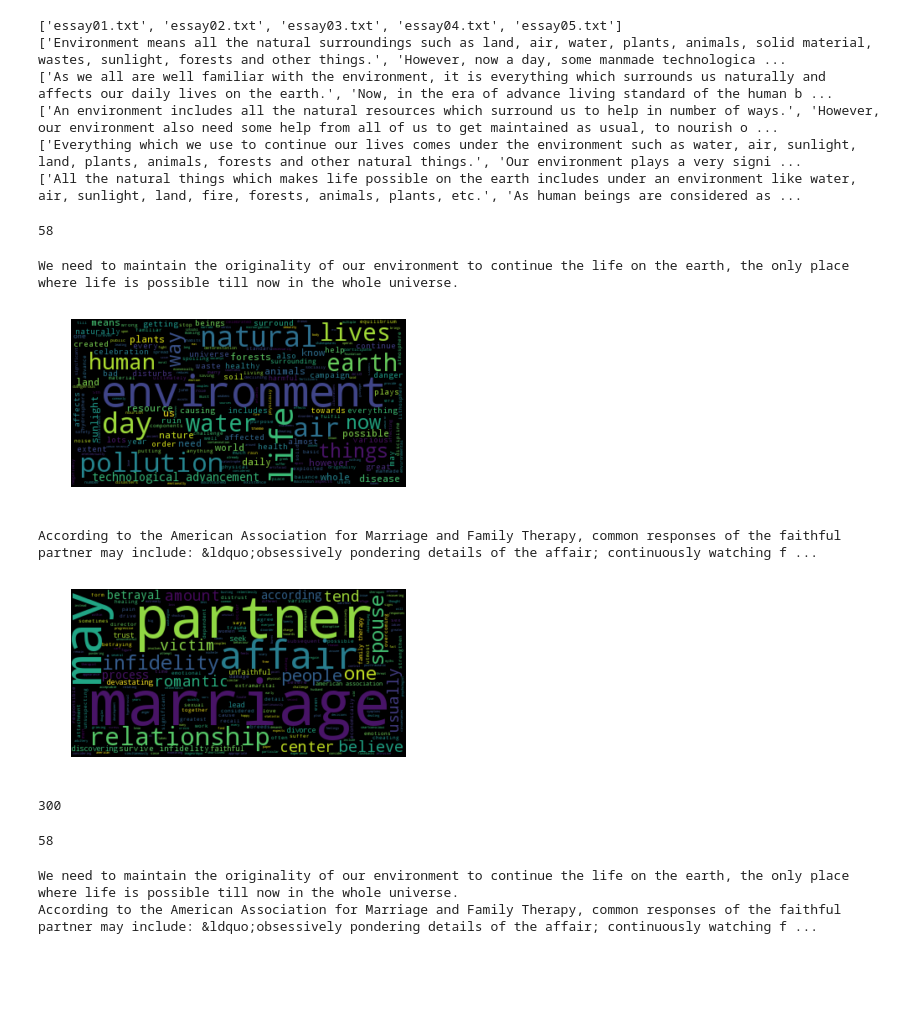
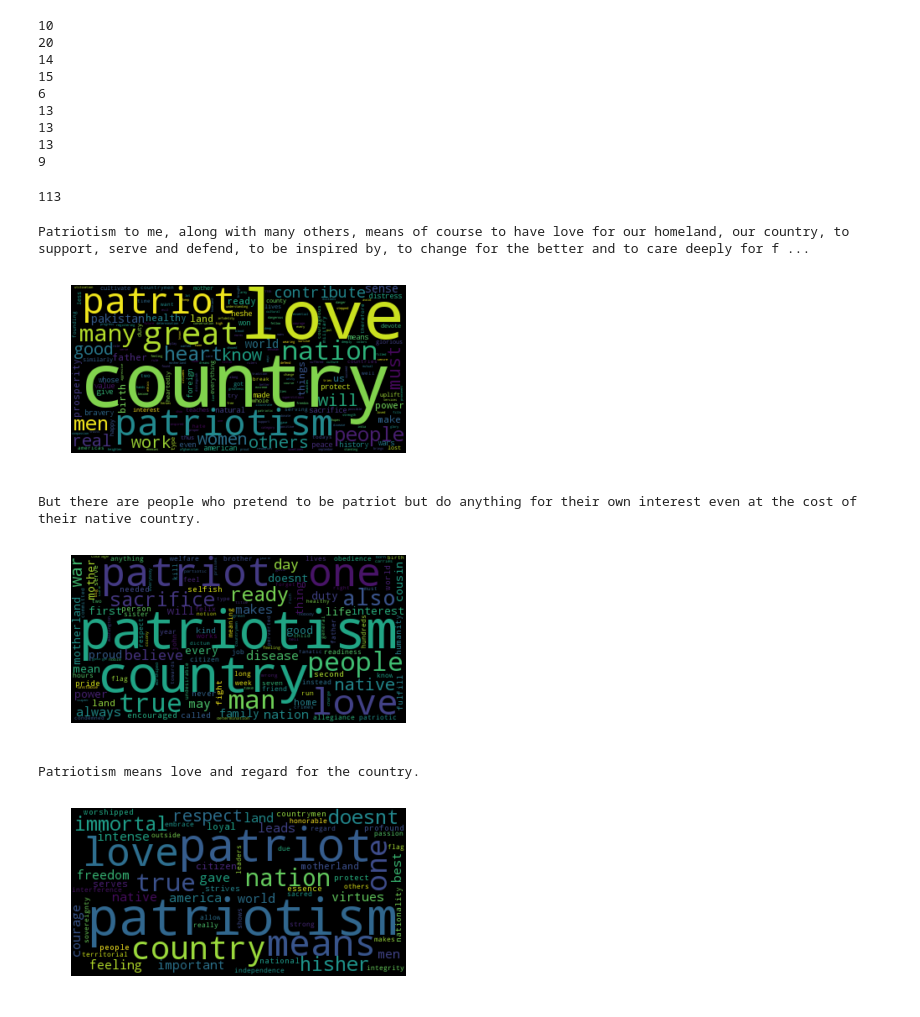
Before and after one commit to BelowzeroA/ComposeUniversity, a Jupyter notebook: DA.ipynb, the cells around one changed output. Cells and saved outputs as stored; diff of their text form; code cells hidden in the pictures; blank space fills up the shorter version.

```diff
--- a/DA.ipynb
+++ b/DA.ipynb
@@ -31,21 +31,24 @@ model = gensim.models.KeyedVectors.load_word2vec_format('./GoogleNews-vectors-ne
 # -*- coding: utf-8 -*-
 from summarization import Summarizer
 
-summarizer = Summarizer("sample6")
+summarizer = Summarizer("sample3")
 sums = summarizer.summarize_all()
 
 files = summarizer.files
-print(files)
+#print(files)
 
 for sum in sums:
-    print(sum, len(sum))
+    print(len(sum))
 # %% [output]
-['essay01.txt', 'essay02.txt', 'essay03.txt', 'essay04.txt', 'essay05.txt']
-['Environment means all the natural surroundings such as land, air, water, plants, animals, solid material, wastes, sunlight, forests and other things.', 'However, now a day, some manmade technologica ...
-['As we all are well familiar with the environment, it is everything which surrounds us naturally and affects our daily lives on the earth.', 'Now, in the era of advance living standard of the human b ...
-['An environment includes all the natural resources which surround us to help in number of ways.', 'However, our environment also need some help from all of us to get maintained as usual, to nourish o ...
-['Everything which we use to continue our lives comes under the environment such as water, air, sunlight, land, plants, animals, forests and other natural things.', 'Our environment plays a very signi ...
-['All the natural things which makes life possible on the earth includes under an environment like water, air, sunlight, land, fire, forests, animals, plants, etc.', 'As human beings are considered as ...
+10
+20
+14
+15
+6
+13
+13
+13
+9
 # %%
 corpus = []
 d = dict()
@@ -59,7 +62,7 @@ for sum in sums:
 
 len(corpus)
 # %% [output]
-58
+113
 # %%
 # sentence_obama = 'Obama speaks to the media in Illinois'.lower().split()
 # sentence_president = 'The president greets the press in Chicago'.lower().split()
@@ -107,9 +110,9 @@ data = np.array(data)
 [0, 0, 0, 0, 2, 2, 2, 0, 2, 0, 0, 0, 2, 2, 2, 2, 2, 2, 2, 2, 1, 0, 1, 2, 0, 1, 2, 0, 0, 0, 2, 0, 0, 0, 2, 0, 1, 1, 1, 1, 1, 1, 2, 0]
 [1, 1, 1, 1, 0, 2, 2, 1, 1, 1, 1, 2, 2, 2, 2, 2, 0, 0, 2, 1, 0, 1, 0, 0, 0, 0, 2, 0, 0, 0, 0, 1, 0, 0, 2, 0, 0, 0, 1, 0, 0, 0, 0, 0]
 # %%
-NUM_CLUSTERS = 2
+NUM_CLUSTERS = 3
 
-kclusterer = KMeansClusterer(NUM_CLUSTERS, distance=euclidean_distance, repeats=125) #euclidean_distance #cosine_distance
+kclusterer = KMeansClusterer(NUM_CLUSTERS, distance=euclidean_distance, repeats=100) #euclidean_distance #cosine_distance
 assigned_clusters = kclusterer.cluster(data, assign_clusters=True)
 #print(kclusterer.means())
 
@@ -117,56 +120,37 @@ import re
 from collections import Counter
 for j in range(NUM_CLUSTERS):
     cluster = [corpus[i] for i in range(len(corpus)) if assigned_clusters[i]==j]
 
     text = []
     for i in range(len(cluster)):
         sentense = str(cluster[i]).lower().split(" ")
         for word in sentense:
             text.append(re.sub(r'[^\w\s]','',str(word)))
     cnt = Counter(text)
     f = open("cluster_"+str(j)+".txt", 'w')
     for item in text:
         f.write("%s\n" % item)
     f.close()
 
     text = open("cluster_"+str(j)+".txt").read()
     wordcloud = WordCloud().generate(text)
 
     plt.imshow(wordcloud, interpolation='bilinear')
     plt.axis("off")
     m = 100
     l = 0
     for k in range(len(data)):
         t = euclidean_distance(data[k], kclusterer.means()[j])
         if t<m:
             m=t
             l=k
     print(corpus[l])
     plt.show()
 # %% [output]
-We need to maintain the originality of our environment to continue the life on the earth, the only place where life is possible till now in the whole universe.
+Patriotism to me, along with many others, means of course to have love for our homeland, our country, to support, serve and defend, to be inspired by, to change for the better and to care deeply for f ...
-[figure, old version]
+[figure, new version]
-According to the American Association for Marriage and Family Therapy, common responses of the faithful partner may include: &ldquo;obsessively pondering details of the affair; continuously watching f ...
+But there are people who pretend to be patriot but do anything for their own interest even at the cost of their native country.
-[figure, old version]
+[figure, new version]
+Patriotism means love and regard for the country.
+[figure, added]
-# %%
-len(kclusterer.means()[0])
-# %% [output]
-300
-# %%
-len(data)
-# %% [output]
-58
-# %%
-for j in range(NUM_CLUSTERS):
-    m = 100
-    i = 0
-    for k in range(len(data)):
-        t = euclidean_distance(data[k], kclusterer.means()[j])
-        if t<m:
-            m=t
-            i=k
-    print(corpus[i])
-# %% [output]
-We need to maintain the originality of our environment to continue the life on the earth, the only place where life is possible till now in the whole universe.
-According to the American Association for Marriage and Family Therapy, common responses of the faithful partner may include: &ldquo;obsessively pondering details of the affair; continuously watching f ...
 # %%
```
Also changed, not shown: parts of 2 cells of this notebook.
